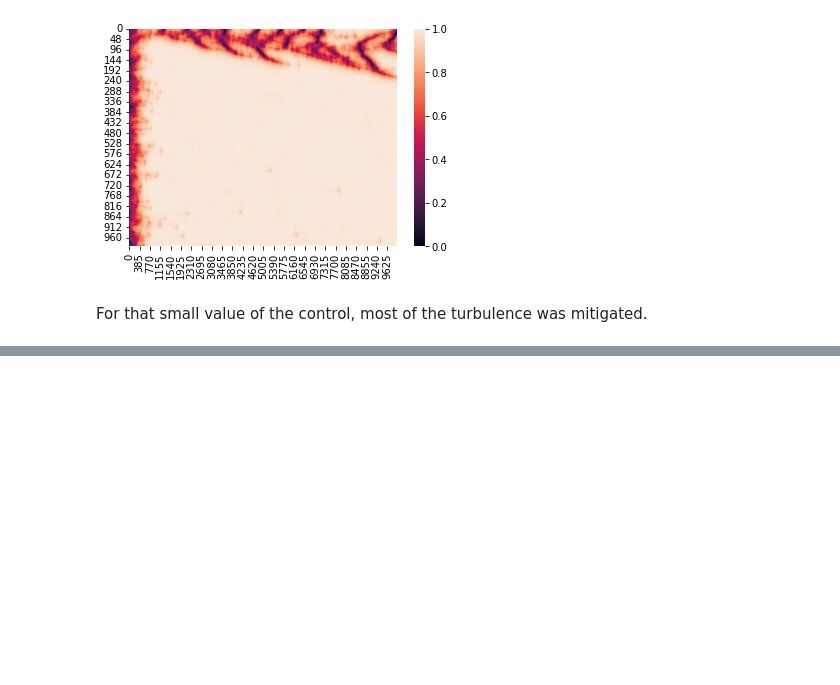
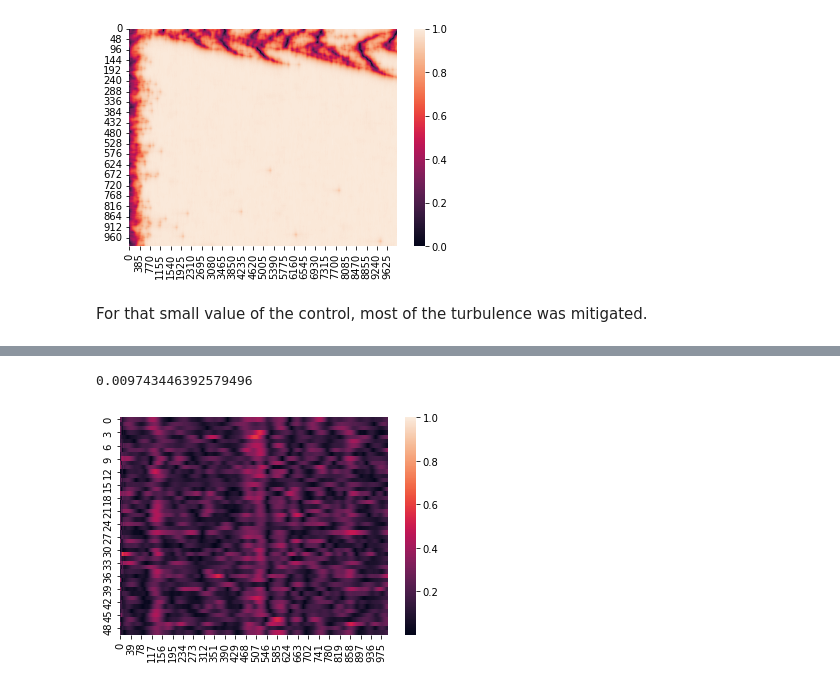
Before and after one commit to rnartallo/turbulencecontrol, a Jupyter notebook: TurbulenceControl.ipynb, the cells around one changed output, grey strips where cells are left out. Cells and saved outputs as stored; diff of their text form; code cells hidden in the pictures; blank space fills up the shorter version.

```diff
--- a/TurbulenceControl.ipynb
+++ b/TurbulenceControl.ipynb
@@ -208,0 +259,2 @@ For that small value of the control, most of the turbulence was mitigated.
+# %%
+LKO_R,LKO_theta = TB.CalculateLKOPNetwork(bounded_phi,SC)
@@ -208,0 +263,6 @@ For that small value of the control, most of the turbulence was mitigated.
+# %%
+sbn.heatmap(LKO_R)
+TB.CalculateVarianceLKOP(LKO_R)
+# %% [output]
+0.009743446392579496
+[figure, added]
```
Also changed, not shown: parts of 17 cells of this notebook, 5 other files.
